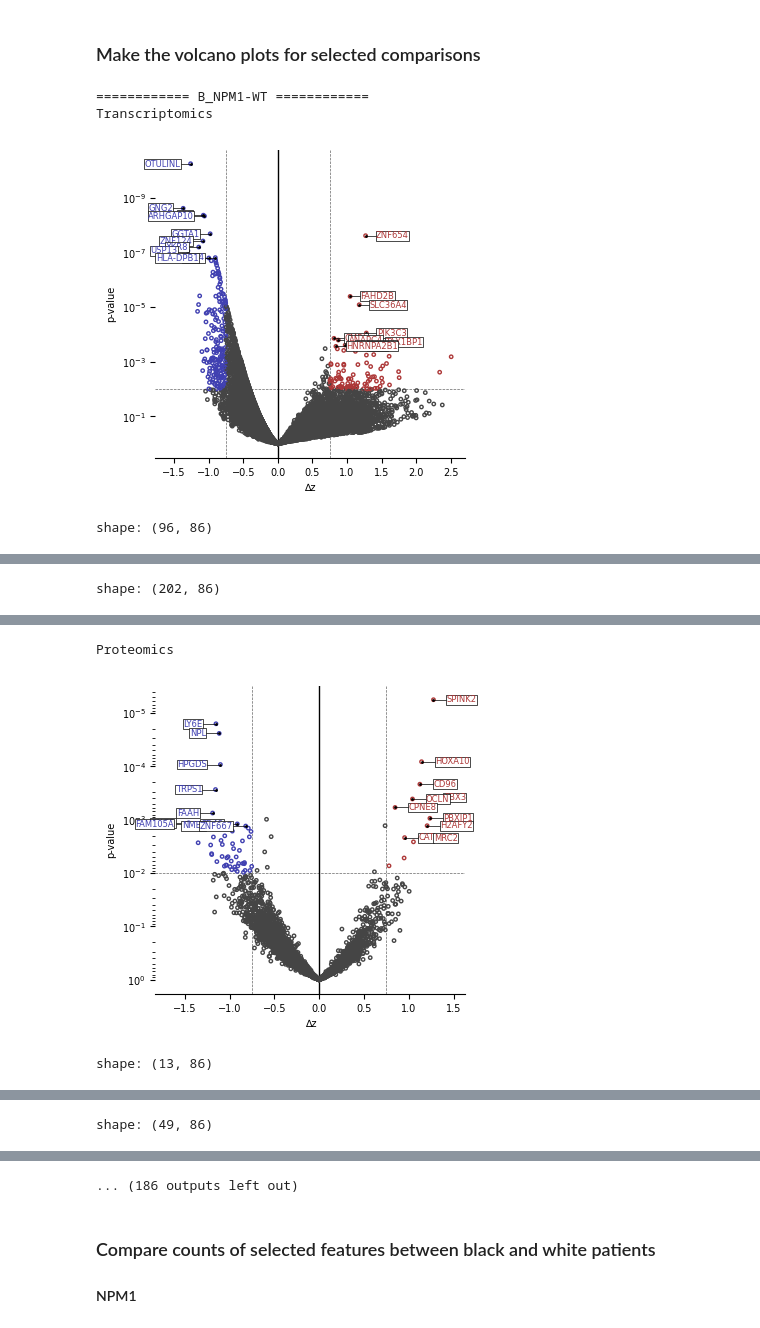
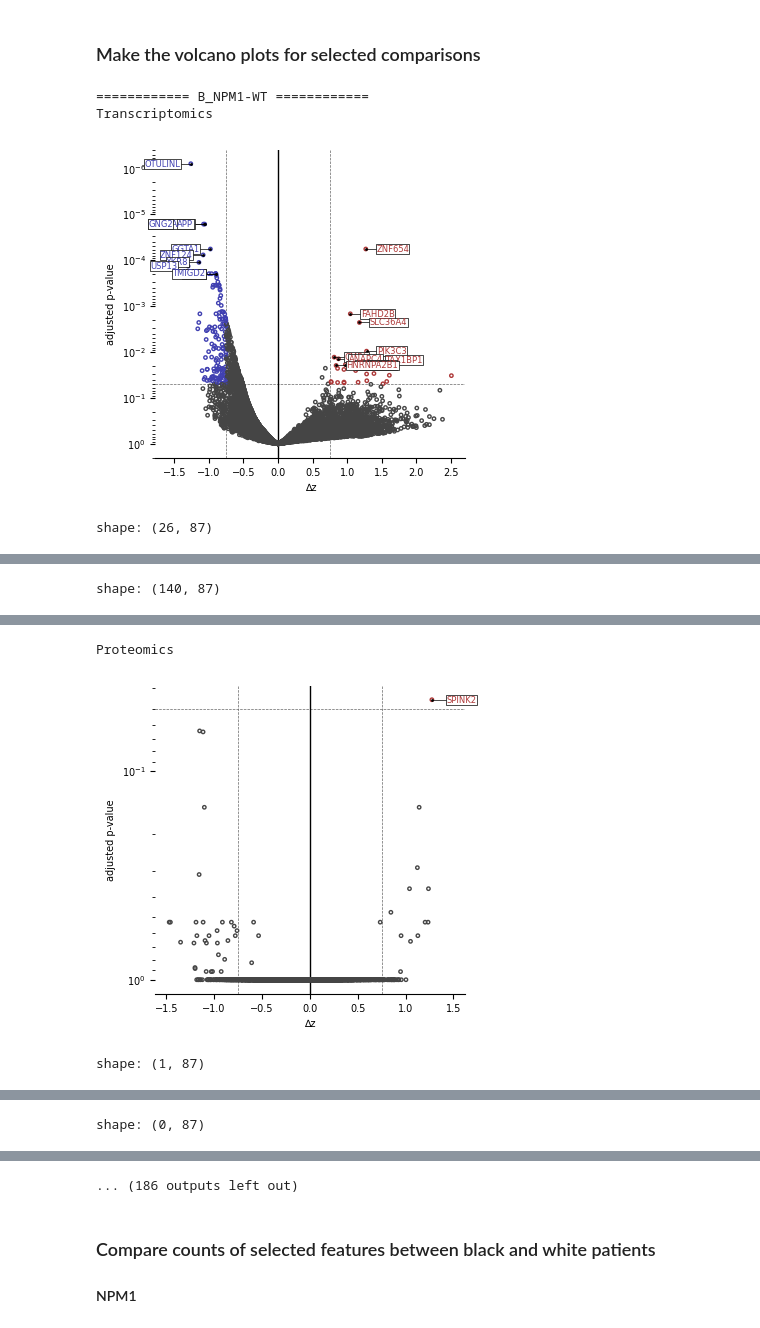
Before and after one commit to PNNL-CompBio/amlMultidrugResistance, a Jupyter notebook: aml_outcome_disparities/analysis/dylan/differential_expression.ipynb, the cells around one changed output, grey strips where cells are left out. Cells and saved outputs as stored; diff of their text form; code cells hidden in the pictures.

Commit message:
add p value adjustment for differential expression

```diff
--- a/aml_outcome_disparities/analysis/dylan/differential_expression.ipynb
+++ b/aml_outcome_disparities/analysis/dylan/differential_expression.ipynb
@@ -113,6 +113,15 @@ def load_data_add_delta_z_and_ttest_p(
             "wt",
             "mut"
         )
+        # correct p-values for multiple comparisons
+        # Benjamini-Hochberg
+        .with_columns(
+            pl.col("ttest_p")
+            .map_batches(
+                lambda s: pl.Series(stats.false_discovery_control(s.to_numpy()))
+            )
+            .alias("ttest_p_adj")
+        )
     )
 # %% [markdown]
 #### Load data for all comparisons
@@ -168,9 +177,9 @@ def volcano_plot(
     fig, ax = plt.subplots(figsize=(4, 4))
     c = [
         _get_color(dz, pv)
-        for dz, pv in df.select("delta_z", "ttest_p").iter_rows()
+        for dz, pv in df.select("delta_z", "ttest_p_adj").iter_rows()
     ]
-    ax.scatter(df["delta_z"], df["ttest_p"], c="#00000000", marker="o", edgecolors=c, s=6, linewidths=1.)
+    ax.scatter(df["delta_z"], df["ttest_p_adj"], c="#00000000", marker="o", edgecolors=c, s=6, linewidths=1.)
     # add point labels if provided
     if point_labels is not None:
         for lbl, dz, pv in point_labels.iter_rows():
@@ -212,7 +221,7 @@ def volcano_plot(
     if delta_z_range is not None:
         ax.set_xlim(delta_z_range)
     ax.set_xlabel("∆z")
-    ax.set_ylabel("p-value")
+    ax.set_ylabel("adjusted p-value")
     if figname is not None:
         plt.savefig(figname, bbox_inches="tight", transparent=True, dpi=400)
     plt.show()
@@ -227,20 +236,20 @@ def plot_volcano_and_select_top_features(
     subset,
     block,
     label_top_n=10,
-    export_top_n=200
+    export_top_n=250
 ) :
     # select the top up/down features
     top_up = (
         df
         .filter(
-            (pl.col("ttest_p") <= pv)
+            (pl.col("ttest_p_adj") <= pv)
             & (pl.col("delta_z") >= dz)
         )
     )
     top_down = (
         df
         .filter(
-            (pl.col("ttest_p") <= pv)
+            (pl.col("ttest_p_adj") <= pv)
             & (pl.col("delta_z") <= -dz)
         )
     )
@@ -261,9 +270,9 @@ def plot_volcano_and_select_top_features(
                     .select(
                         "Feature",
                         "delta_z",
-                        "ttest_p"
+                        "ttest_p_adj"
                     )
-                    .sort("ttest_p")
+                    .sort("ttest_p_adj")
                     .head(label_top_n)
                 ),
                 (
@@ -271,9 +280,9 @@ def plot_volcano_and_select_top_features(
                     .select(
                         "Feature",
                         "delta_z",
-                        "ttest_p"
+                        "ttest_p_adj"
                     )
-                    .sort("ttest_p")
+                    .sort("ttest_p_adj")
                     .head(label_top_n)
                 ),
             ])
@@ -285,7 +294,7 @@ def plot_volcano_and_select_top_features(
             # write just the identified features
             (
                 df
-                .sort("ttest_p")
+                .sort("ttest_p_adj")
                 .head(export_top_n)
                 .select("Feature")
                 .write_csv(
@@ -299,7 +308,7 @@ def plot_volcano_and_select_top_features(
             # write the full table
             (
                 df
-                .sort("ttest_p")
+                .sort("ttest_p_adj")
                 .head(export_top_n)
                 .write_csv(
                     os.path.join(
@@ -340,8 +349,8 @@ for subset_id in [
                 df,
                 # use slightly less stringent criteria for the lipidomics and
                 # metabolomics data to get more significant features
-                0.5 if block in ["Lipidomics", "Metabolomics"] else 0.75,
-                0.05 if block in ["Lipidomics", "Metabolomics"] else 0.01,
+                0.5 if block in ["Lipidomics", "Metabolomics"] else 0.75,   # effect size
+                0.05,  # adjusted ttest p value
                 subset_id,
                 block
             )
@@ -351,7 +360,7 @@ for subset_id in [
 # %% [output]
 ============ B_NPM1-WT ============
 Transcriptomics
-[figure, old version]
+[figure, new version]
-shape: (96, 86)
+shape: (26, 87)
 | Feature | 14-00240 | 16-00538 | 16-01109 | 17-01060 | C-05-0664 | C-04-1820 | C-07-3682 | C-10-1211 | C-10-3429 | ... |
 | str | f64 | f64 | f64 | f64 | f64 | f64 | f64 | f64 | f64 | ... |
@@ -368,5 +377,5 @@ shape: (96, 86)
 | "ANKRD18B" | null | -0.557564 | -0.576864 | -0.569674 | 2.210752 | null | -0.561733 | -0.223747 | null | ... |
-shape: (202, 86)
+shape: (140, 87)
 | Feature | 14-00240 | 16-00538 | 16-01109 | 17-01060 | C-05-0664 | C-04-1820 | C-07-3682 | C-10-1211 | C-10-3429 | ... |
 | str | f64 | f64 | f64 | f64 | f64 | f64 | f64 | f64 | f64 | ... |
 | "MCUB" | null | 1.065172 | -0.418198 | -0.246708 | -0.652201 | null | -1.247145 | 0.495031 | null | ... |
@@ -382,6 +391,6 @@ shape: (202, 86)
 | "SNURF" | null | -0.642196 | 1.04973 | -0.878891 | -1.226888 | null | 1.588609 | 0.559078 | null | ... |
 Proteomics
-[figure, old version]
+[figure, new version]
-shape: (13, 86)
+shape: (1, 87)
 | Feature | 14-00240 | 16-00538 | 16-01109 | 17-01060 | C-05-0664 | C-04-1820 | C-07-3682 | C-10-1211 | C-10-3429 | ... |
 | str | f64 | f64 | f64 | f64 | f64 | f64 | f64 | f64 | f64 | ... |
@@ -398,4 +397,4 @@ shape: (13, 86)
 | "SPINK2" | -0.503535 | -0.850973 | 1.380731 | -0.445649 | null | null | null | null | null | ... |
-shape: (49, 86)
+shape: (0, 87)
 | Feature | 14-00240 | 16-00538 | 16-01109 | 17-01060 | C-05-0664 | C-04-1820 | C-07-3682 | C-10-1211 | C-10-3429 | ... |
 | str | f64 | f64 | f64 | f64 | f64 | f64 | f64 | f64 | f64 | ... |
```
Also changed, not shown: parts of 4 cells of this notebook, 2 other files.
